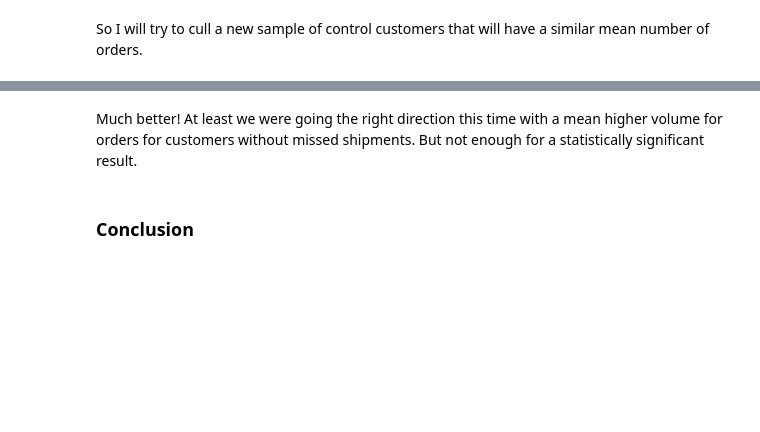
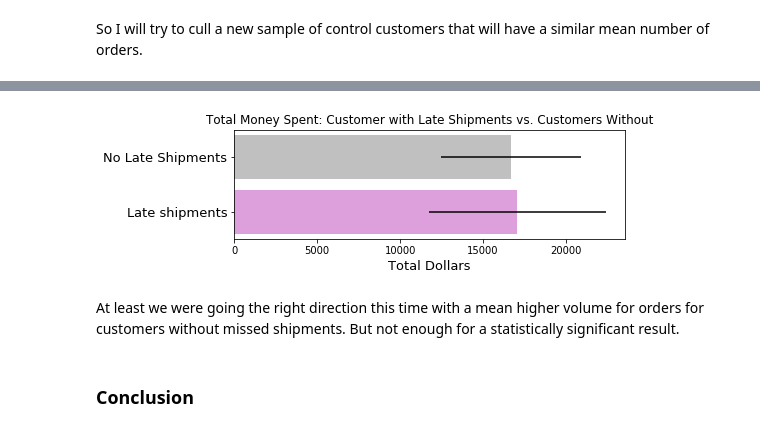
Before and after one commit to terryollila/dsc-mod-3-project-online-ds-ft-100719, a Jupyter notebook: student.ipynb, the cells around one changed output, grey strips where cells are left out. Cells and saved outputs as stored; diff of their text form; code cells hidden in the pictures; blank space fills up the shorter version.

```diff
--- a/student.ipynb
+++ b/student.ipynb
@@ -1253,5 +1283,19 @@ Ttest_indResult(statistic=0.29568995126868436, pvalue=0.7690526826834969)
+# %%
+plt.figure(figsize = (7, 2))
+plt.title('Total Money Spent: Customer with Late Shipments vs. Customers Without')
+plt.xlabel('Total Dollars', fontsize = 13)
+plt.yticks(fontsize = 13)
+plt.barh(y = 'Late shipments', width = customer_dissatisfaction.TotalPrice.mean(),
+        xerr = stats.sem(customer_dissatisfaction.TotalPrice),
+        color = 'plum')
+plt.barh(y = 'No Late Shipments', width = customer_happy_reduced.TotalPrice.mean(),
+        xerr = stats.sem(customer_happy_reduced.TotalPrice),
+        color = 'silver')
+plt.show();
+# %% [output]
+[figure, added]
 # %% [markdown]
-Much better! At least we were going the right direction this time with a mean higher volume for orders for customers without missed shipments. But not enough for a statistically significant result.
+At least we were going the right direction this time with a mean higher volume for orders for customers without missed shipments. But not enough for a statistically significant result.
 # %% [markdown]
 ### Conclusion
 # %% [markdown]
```
Also changed, not shown: parts of 13 cells of this notebook, 2 other files.
